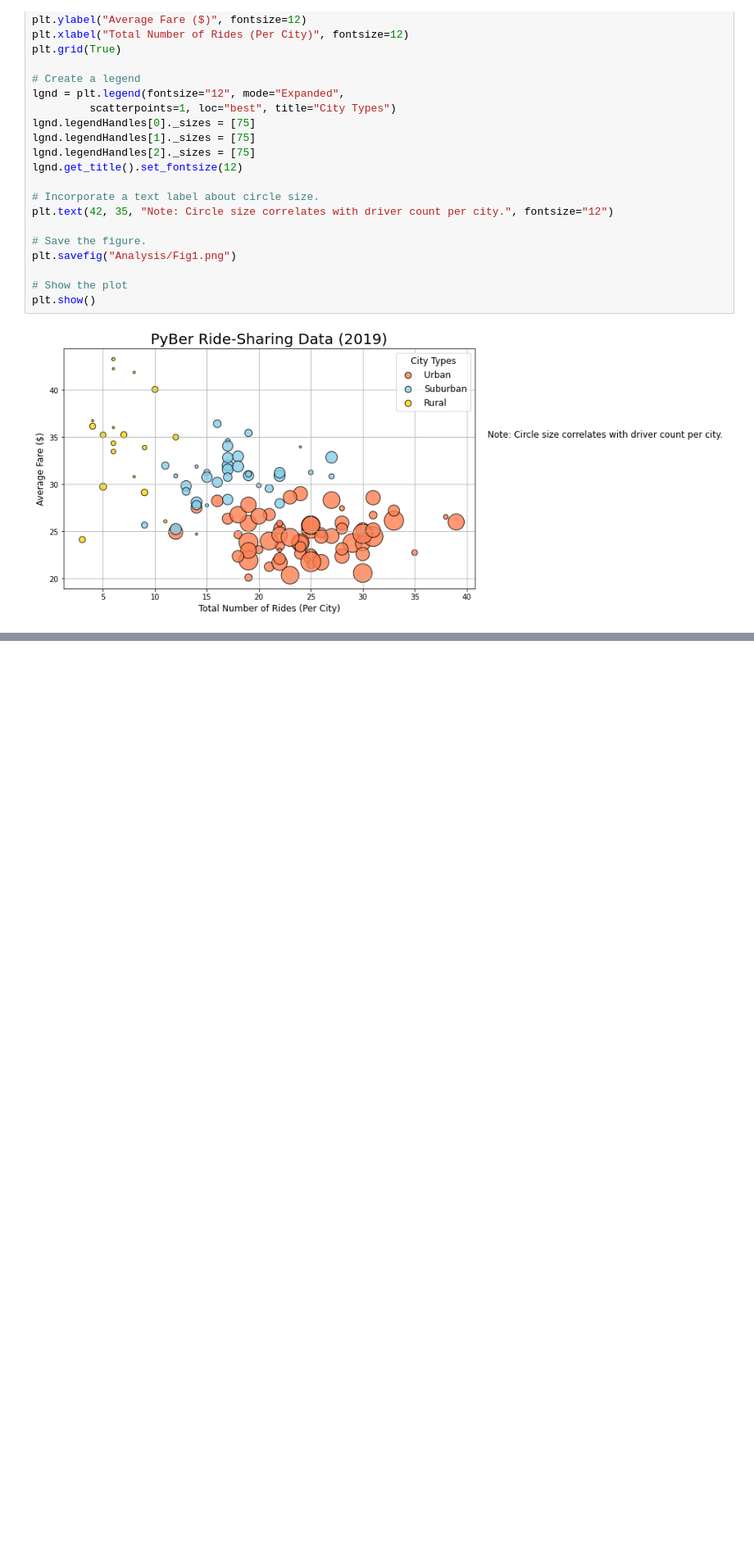
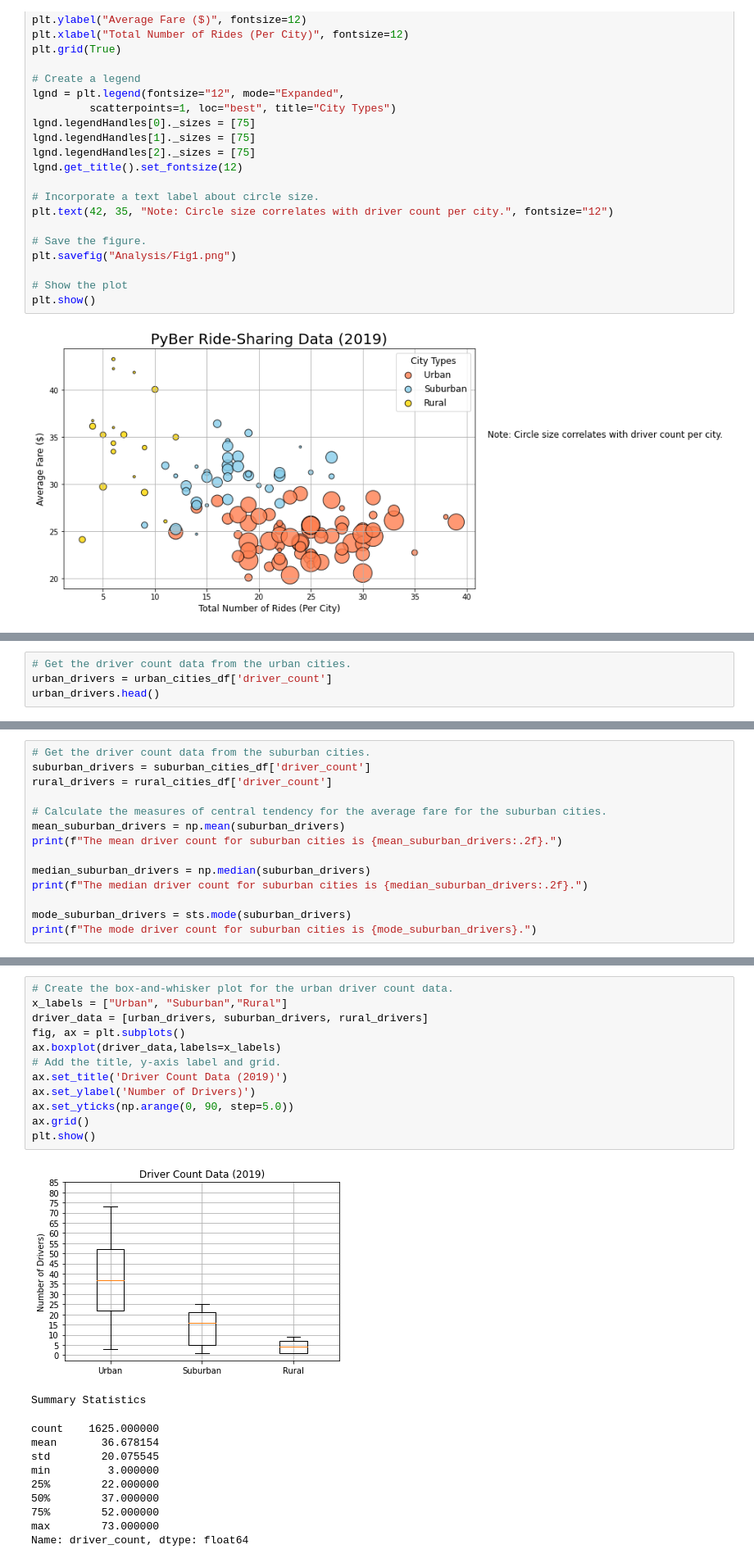
Before and after one commit to travisdharry/PyBer_Analysis, a Jupyter notebook: PyBer.ipynb, the cells around one changed output, grey strips where cells are left out. Shown: that part at 82% size. Cells and saved outputs as stored; diff of their text form; blank space fills up the shorter version.

```diff
--- a/PyBer.ipynb
+++ b/PyBer.ipynb
@@ -285,0 +430,4 @@ plt.show()
+# %%
+# Get the driver count data from the urban cities.
+urban_drivers = urban_cities_df['driver_count']
+urban_drivers.head()
@@ -285,0 +455,14 @@ plt.show()
+# %%
+# Get the driver count data from the suburban cities.
+suburban_drivers = suburban_cities_df['driver_count']
+rural_drivers = rural_cities_df['driver_count']
+
+# Calculate the measures of central tendency for the average fare for the suburban cities.
+mean_suburban_drivers = np.mean(suburban_drivers)
+print(f"The mean driver count for suburban cities is {mean_suburban_drivers:.2f}.")
+
+median_suburban_drivers = np.median(suburban_drivers)
+print(f"The median driver count for suburban cities is {median_suburban_drivers:.2f}.")
+
+mode_suburban_drivers = sts.mode(suburban_drivers)
+print(f"The mode driver count for suburban cities is {mode_suburban_drivers}.")
@@ -285,0 +524,24 @@ plt.show()
+# %%
+# Create the box-and-whisker plot for the urban driver count data.
+x_labels = ["Urban", "Suburban","Rural"]
+driver_data = [urban_drivers, suburban_drivers, rural_drivers]
+fig, ax = plt.subplots()
+ax.boxplot(driver_data,labels=x_labels)
+# Add the title, y-axis label and grid.
+ax.set_title('Driver Count Data (2019)')
+ax.set_ylabel('Number of Drivers)')
+ax.set_yticks(np.arange(0, 90, step=5.0))
+ax.grid()
+plt.show()
+# %% [output]
+[figure, added]
+Summary Statistics
+count    1625.000000
+mean       36.678154
+std        20.075545
+min         3.000000
+25%        22.000000
+50%        37.000000
+75%        52.000000
+max        73.000000
+Name: driver_count, dtype: float64
```
Also changed, not shown: parts of 21 cells of this notebook, 3 other files.
